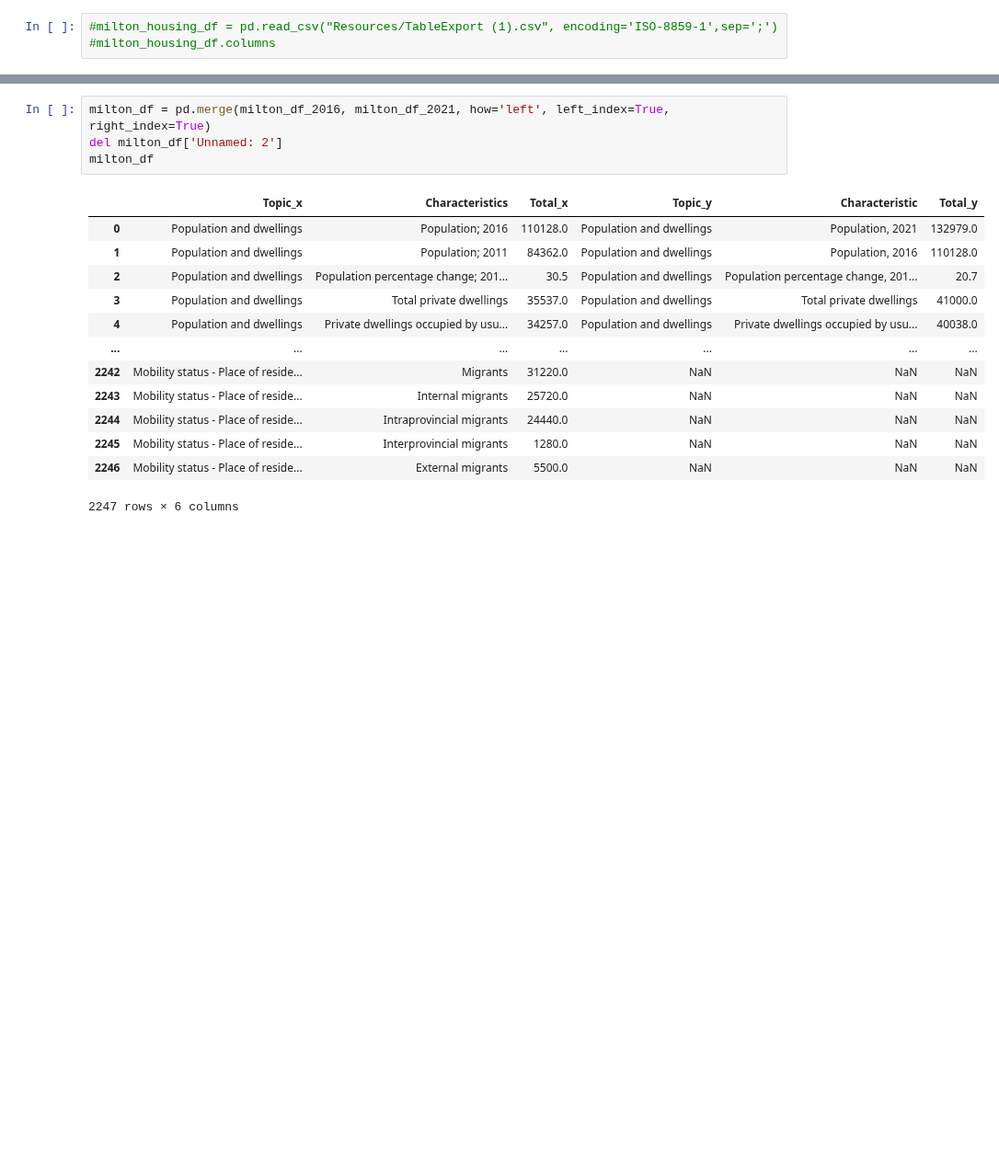
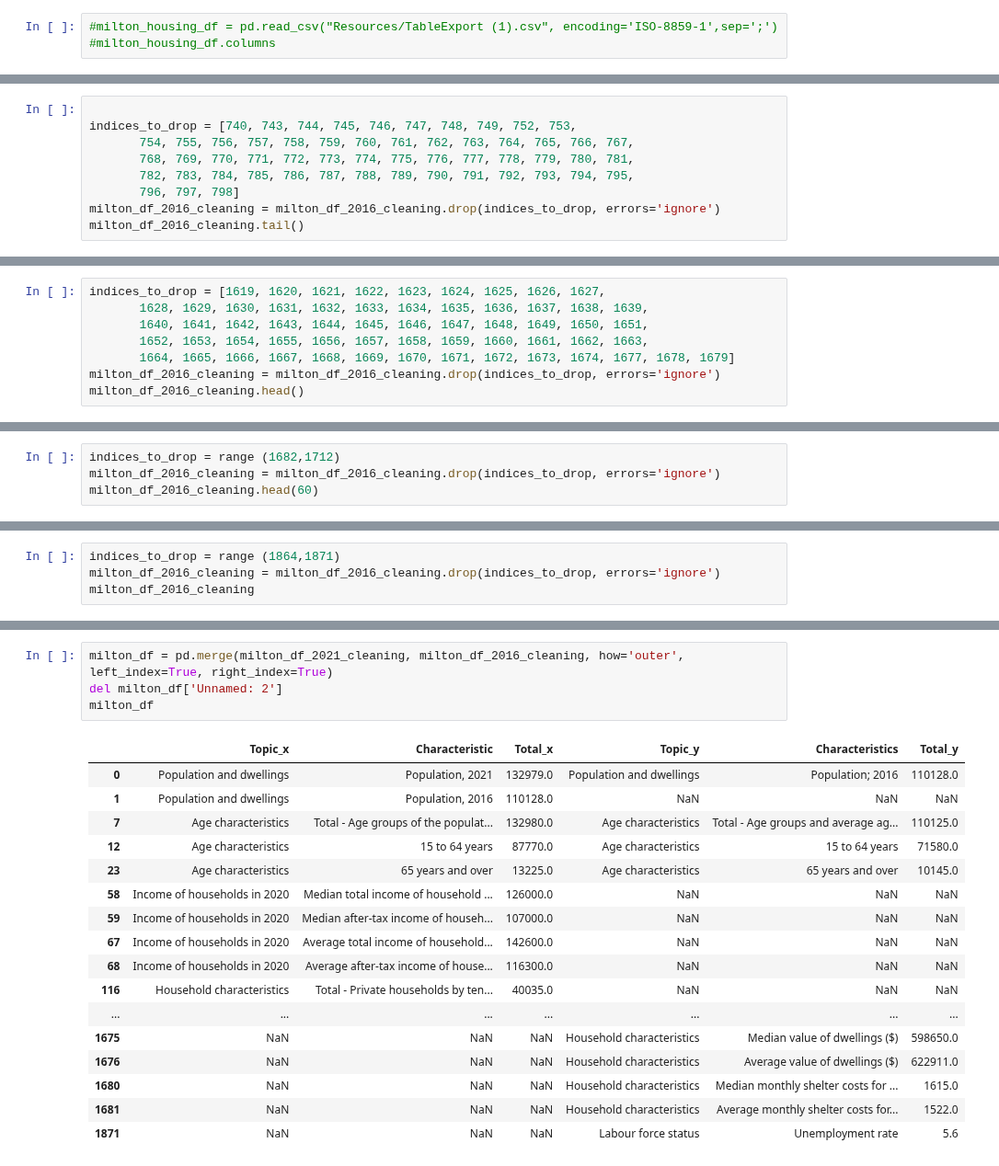
Before and after one commit to MaisieDeGraaf/oakville-housing-analysis, a Jupyter notebook: Project 1 bootcamp/Milton Analysis Project 1 Bootcamp.ipynb, the cells around one changed output, grey strips where cells are left out. Shown at 92% size. Saved outputs shown, nothing was run; the diff lists cells and outputs as text; blank space fills up the shorter version.

```diff
--- a/Project 1 bootcamp/Milton Analysis Project 1 Bootcamp.ipynb
+++ b/Project 1 bootcamp/Milton Analysis Project 1 Bootcamp.ipynb
@@ -66,0 +318,9 @@ milton_df_2016
+# %%
+
+indices_to_drop = [740, 743, 744, 745, 746, 747, 748, 749, 752, 753,
+       754, 755, 756, 757, 758, 759, 760, 761, 762, 763, 764, 765, 766, 767,
+       768, 769, 770, 771, 772, 773, 774, 775, 776, 777, 778, 779, 780, 781,
+       782, 783, 784, 785, 786, 787, 788, 789, 790, 791, 792, 793, 794, 795,
+       796, 797, 798]
+milton_df_2016_cleaning = milton_df_2016_cleaning.drop(indices_to_drop, errors='ignore')
+milton_df_2016_cleaning.tail()
@@ -66,0 +344,8 @@ milton_df_2016
+# %%
+indices_to_drop = [1619, 1620, 1621, 1622, 1623, 1624, 1625, 1626, 1627,
+       1628, 1629, 1630, 1631, 1632, 1633, 1634, 1635, 1636, 1637, 1638, 1639,
+       1640, 1641, 1642, 1643, 1644, 1645, 1646, 1647, 1648, 1649, 1650, 1651,
+       1652, 1653, 1654, 1655, 1656, 1657, 1658, 1659, 1660, 1661, 1662, 1663,
+       1664, 1665, 1666, 1667, 1668, 1669, 1670, 1671, 1672, 1673, 1674, 1677, 1678, 1679]
+milton_df_2016_cleaning = milton_df_2016_cleaning.drop(indices_to_drop, errors='ignore')
+milton_df_2016_cleaning.head()
@@ -66,0 +359,4 @@ milton_df_2016
+# %%
+indices_to_drop = range (1682,1712)
+milton_df_2016_cleaning = milton_df_2016_cleaning.drop(indices_to_drop, errors='ignore')
+milton_df_2016_cleaning.head(60)
@@ -66,0 +381,4 @@ milton_df_2016
+# %%
+indices_to_drop = range (1864,1871)
+milton_df_2016_cleaning = milton_df_2016_cleaning.drop(indices_to_drop, errors='ignore')
+milton_df_2016_cleaning
@@ -67,18 +403,22 @@ milton_df_2016
 # %%
-milton_df = pd.merge(milton_df_2016, milton_df_2021, how='left', left_index=True, right_index=True)
+milton_df = pd.merge(milton_df_2021_cleaning, milton_df_2016_cleaning, how='outer', left_index=True, right_index=True)
 del milton_df['Unnamed: 2']
 milton_df
 # %% [output]
-|  | Topic_x | Characteristics | Total_x | Topic_y | Characteristic | Total_y |
-| 0 | Population and dwellings | Population; 2016 | 110128.0 | Population and dwellings | Population, 2021 | 132979.0 |
-| 1 | Population and dwellings | Population; 2011 | 84362.0 | Population and dwellings | Population, 2016 | 110128.0 |
-| 2 | Population and dwellings | Population percentage change; 201... | 30.5 | Population and dwellings | Population percentage change, 201... | 20.7 |
-| 3 | Population and dwellings | Total private dwellings | 35537.0 | Population and dwellings | Total private dwellings | 41000.0 |
-| 4 | Population and dwellings | Private dwellings occupied by usu... | 34257.0 | Population and dwellings | Private dwellings occupied by usu... | 40038.0 |
+|  | Topic_x | Characteristic | Total_x | Topic_y | Characteristics | Total_y |
+| 0 | Population and dwellings | Population, 2021 | 132979.0 | Population and dwellings | Population; 2016 | 110128.0 |
+| 1 | Population and dwellings | Population, 2016 | 110128.0 | NaN | NaN | NaN |
+| 7 | Age characteristics | Total - Age groups of the populat... | 132980.0 | Age characteristics | Total - Age groups and average ag... | 110125.0 |
+| 12 | Age characteristics | 15 to 64 years | 87770.0 | Age characteristics | 15 to 64 years | 71580.0 |
+| 23 | Age characteristics | 65 years and over | 13225.0 | Age characteristics | 65 years and over | 10145.0 |
+| 58 | Income of households in 2020 | Median total income of household ... | 126000.0 | NaN | NaN | NaN |
+| 59 | Income of households in 2020 | Median after-tax income of househ... | 107000.0 | NaN | NaN | NaN |
+| 67 | Income of households in 2020 | Average total income of household... | 142600.0 | NaN | NaN | NaN |
+| 68 | Income of households in 2020 | Average after-tax income of house... | 116300.0 | NaN | NaN | NaN |
+| 116 | Household characteristics | Total - Private households by ten... | 40035.0 | NaN | NaN | NaN |
 | ... | ... | ... | ... | ... | ... | ... |
-| 2242 | Mobility status - Place of reside... | Migrants | 31220.0 | NaN | NaN | NaN |
-| 2243 | Mobility status - Place of reside... | Internal migrants | 25720.0 | NaN | NaN | NaN |
-| 2244 | Mobility status - Place of reside... | Intraprovincial migrants | 24440.0 | NaN | NaN | NaN |
-| 2245 | Mobility status - Place of reside... | Interprovincial migrants | 1280.0 | NaN | NaN | NaN |
-| 2246 | Mobility status - Place of reside... | External migrants | 5500.0 | NaN | NaN | NaN |
+| 1675 | NaN | NaN | NaN | Household characteristics | Median value of dwellings ($) | 598650.0 |
+| 1676 | NaN | NaN | NaN | Household characteristics | Average value of dwellings ($) | 622911.0 |
+| 1680 | NaN | NaN | NaN | Household characteristics | Median monthly shelter costs for ... | 1615.0 |
+| 1681 | NaN | NaN | NaN | Household characteristics | Average monthly shelter costs for... | 1522.0 |
+| 1871 | NaN | NaN | NaN | Labour force status | Unemployment rate | 5.6 |
-2247 rows × 6 columns
```
Also changed, not shown: parts of 35 cells of this notebook.
